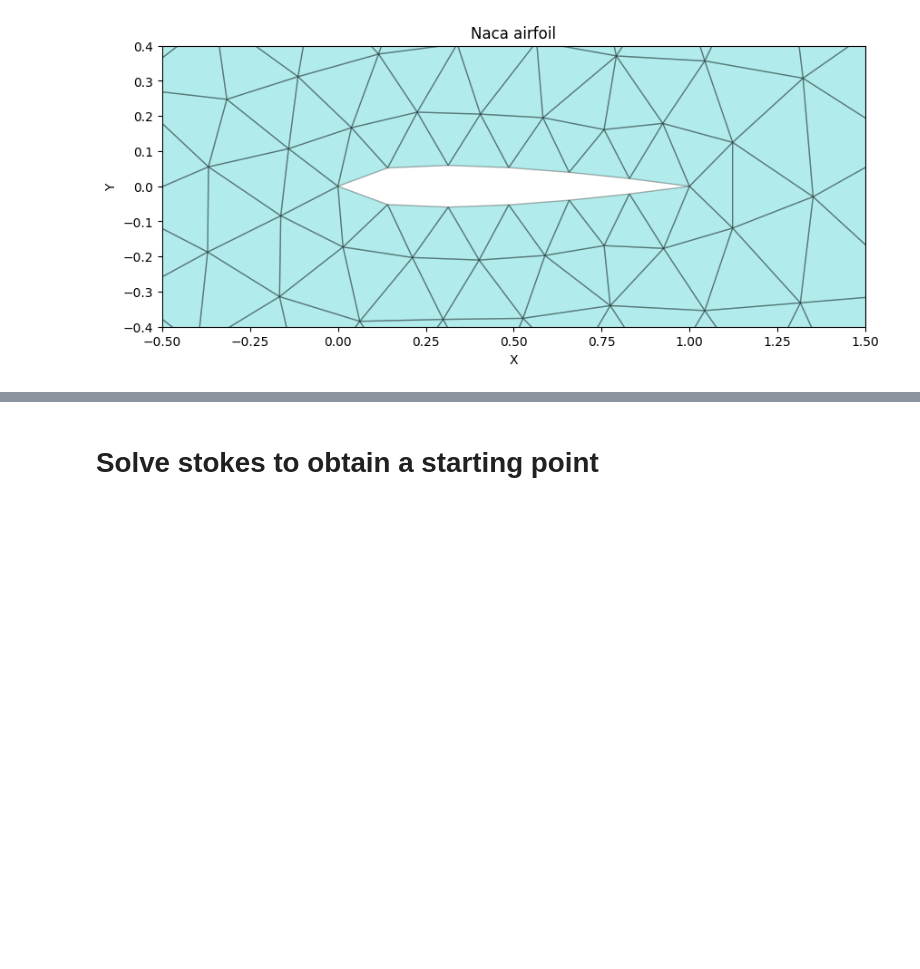
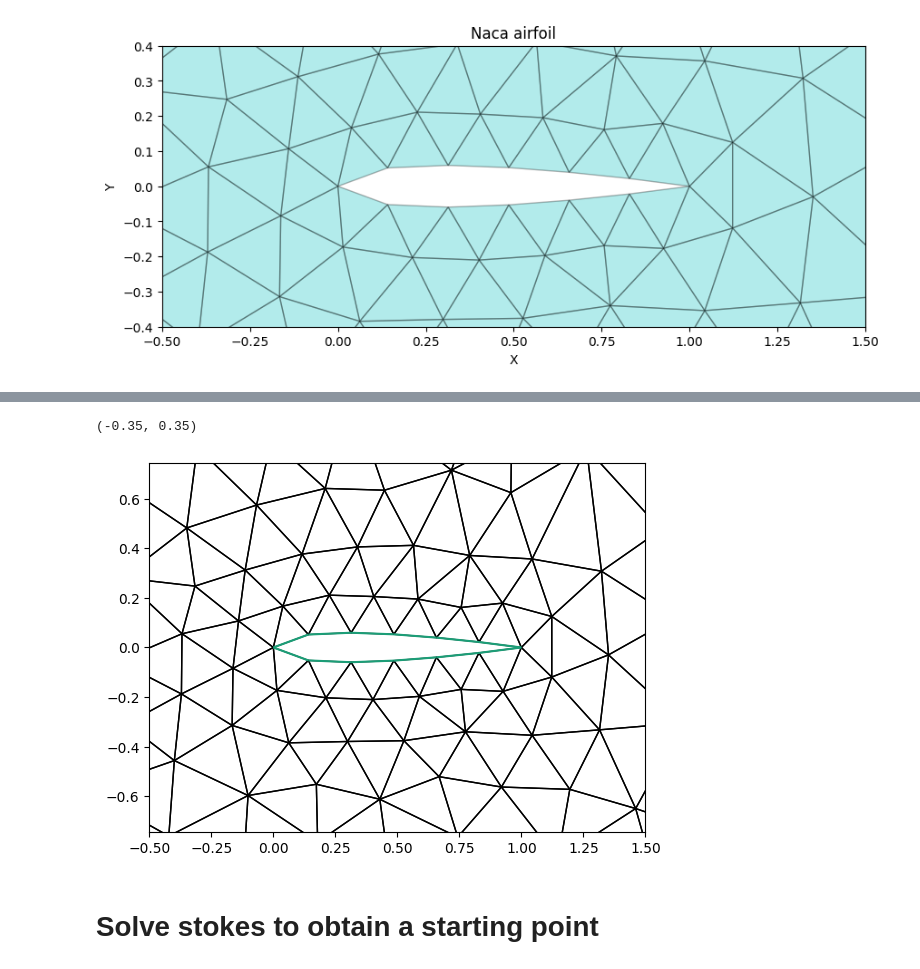
Before and after one commit to gupo33/ProgettoNAPDE, a Jupyter notebook: Progetto Napde.ipynb, the cells around one changed output, grey strips where cells are left out. Cells and saved outputs as stored; diff of their text form; code cells hidden in the pictures; blank space fills up the shorter version.

```diff
--- a/Progetto Napde.ipynb
+++ b/Progetto Napde.ipynb
@@ -124,2 +158,11 @@ plt.show()
+# %%
+fig, ax = plt.subplots()
+triplot(M, axes=ax)
+ax.axis('equal')
+ax.set_xlim(-0.5,1.5)
+ax.set_ylim(-0.35,0.35)
+# %% [output]
+(-0.35, 0.35)
+[figure, added]
 # %% [markdown]
 # Solve stokes to obtain a starting point
```
Also changed, not shown: parts of 21 cells of this notebook, 2 other files.
